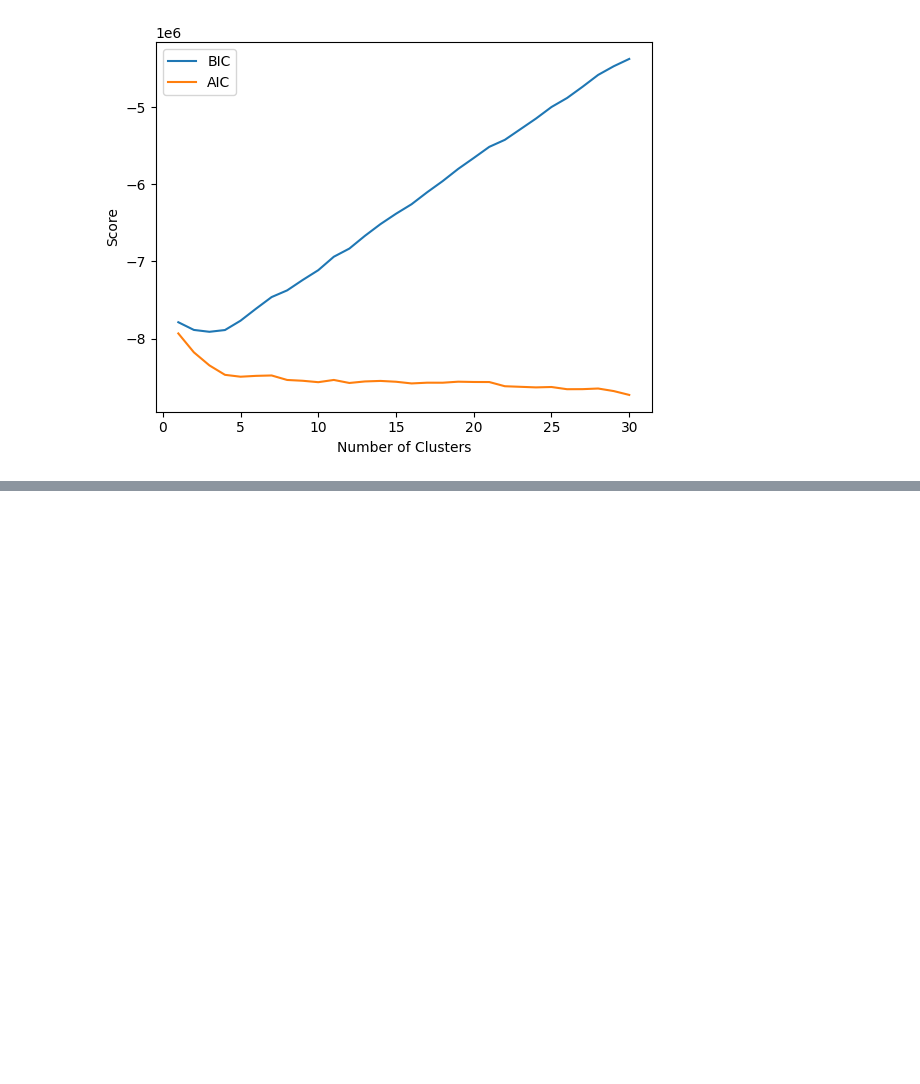
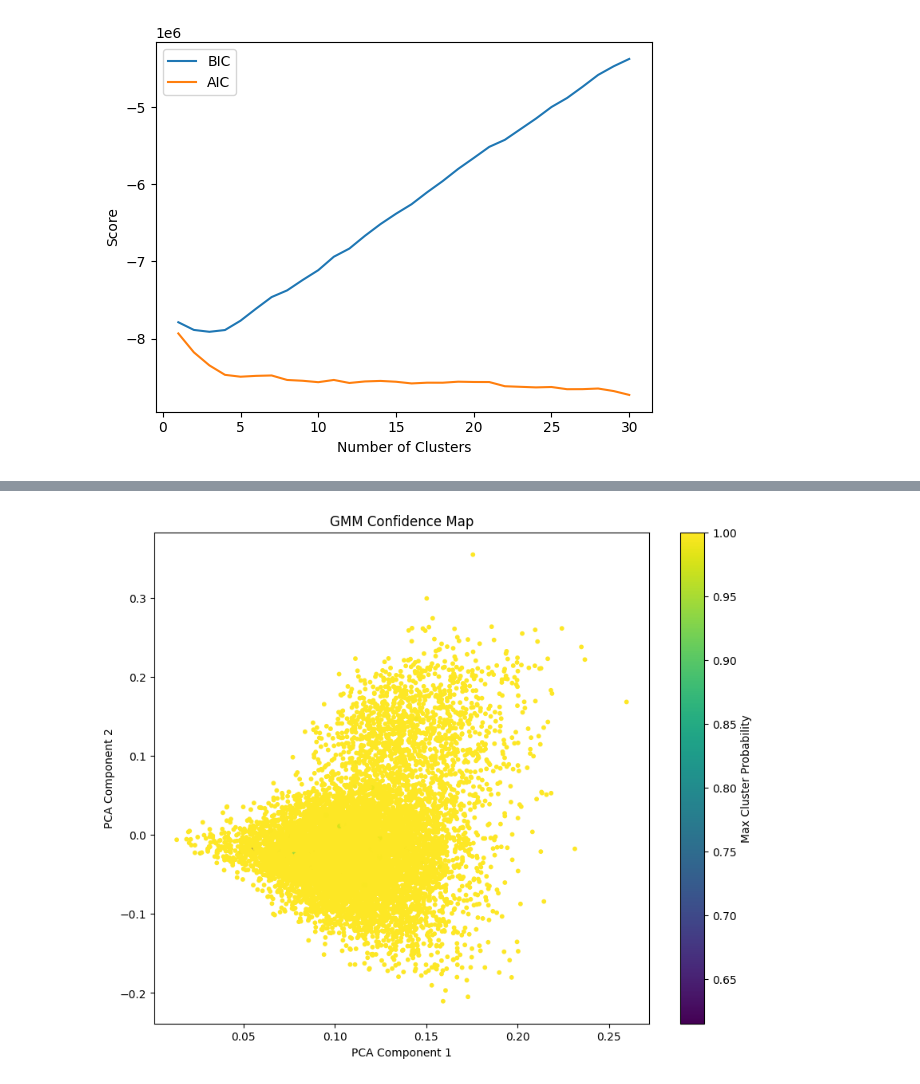
Before and after one commit to Y-awad/Movie-recommendation-system, a Jupyter notebook: moviesystem.ipynb, the cells around one changed output, grey strips where cells are left out. Cells and saved outputs as stored; diff of their text form; code cells hidden in the pictures; blank space fills up the shorter version.

```diff
--- a/moviesystem.ipynb
+++ b/moviesystem.ipynb
@@ -215,0 +237,19 @@ Cluster 9
+# %%
+max_probs = gmm.predict_proba(pca_features).max(axis=1)
+
+plt.figure(figsize=(10, 8))
+plt.scatter(
+    pca_features[:, 0],
+    pca_features[:, 1],
+    c=max_probs,
+    cmap="viridis",
+    s=10
+)
+
+plt.xlabel("PCA Component 1")
+plt.ylabel("PCA Component 2")
+plt.title("GMM Confidence Map")
+plt.colorbar(label="Max Cluster Probability")
+plt.show()
+# %% [output]
+[figure, added]
```
Also changed, not shown: parts of 17 cells of this notebook.
